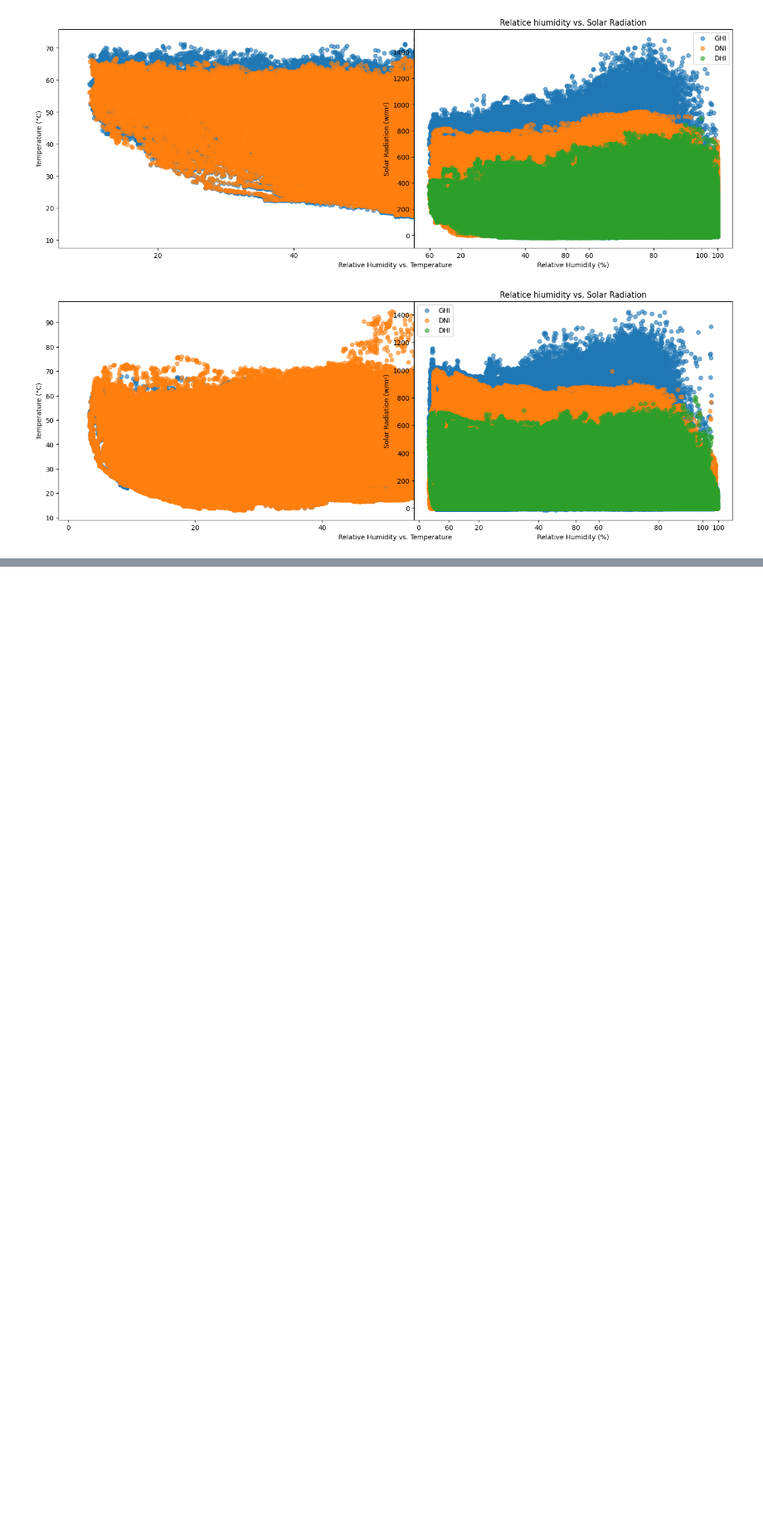
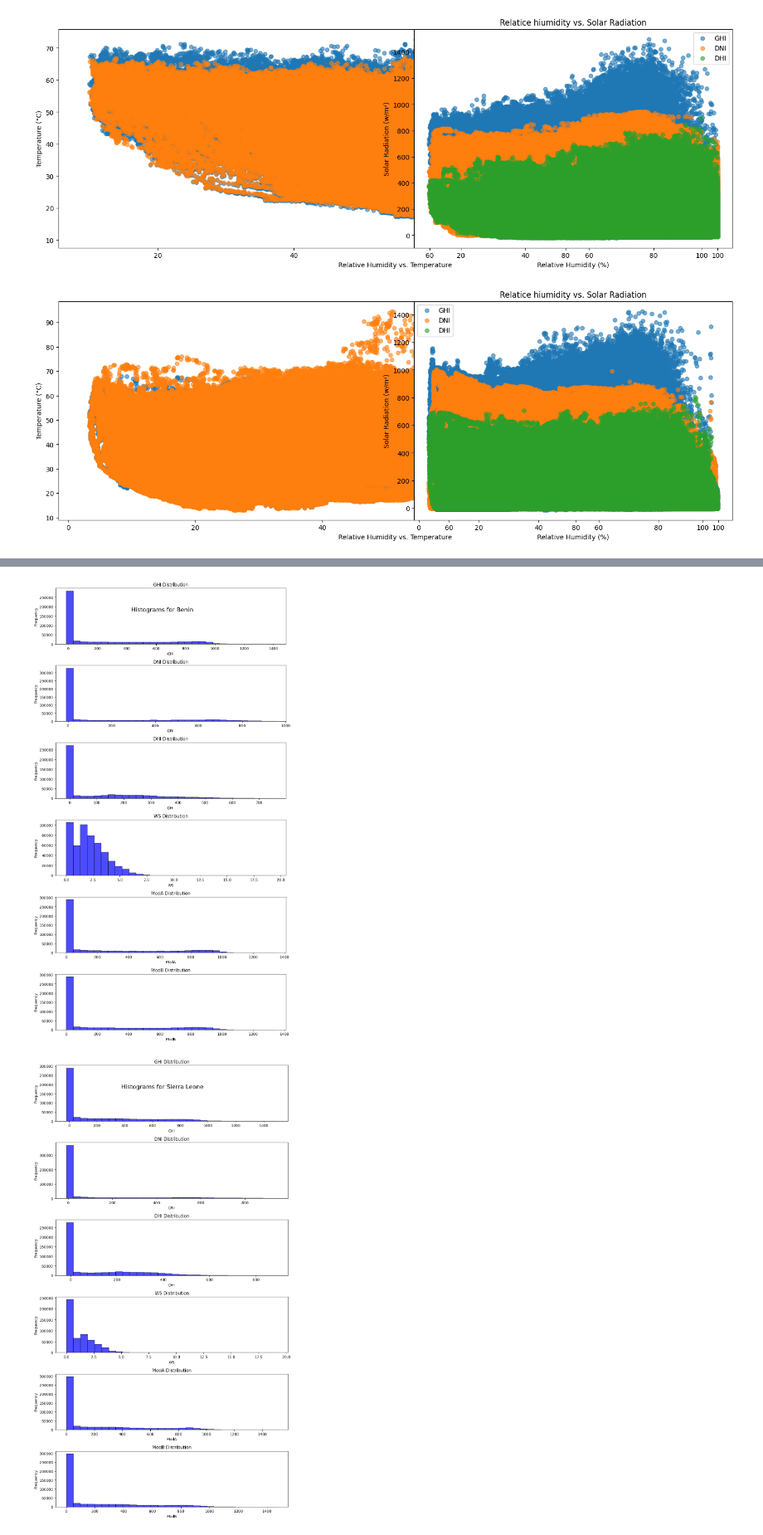
Before and after one commit to FikreMaryam/10A, a Jupyter notebook: app/maincolab.ipynb, the cells around one changed output, grey strips where cells are left out. Shown at 83% size. Drawn from its saved outputs; the diff is of its cells as text; code cells hidden in the pictures; blank space fills up the shorter version.

```diff
--- a/app/maincolab.ipynb
+++ b/app/maincolab.ipynb
@@ -247,0 +298,33 @@ KeyError: 'datetime'
+# %%
+def create_histograms(df, variables, dataset_name):
+    """
+    Create histograms for specified variables in the dataset.
+
+    Args:
+    - df: Pandas DataFrame containing the dataset.
+    - variables: List of variable names to create histograms for.
+    - dataset_name: Name of the dataset (for titles).
+    """
+    num_vars = len(variables)
+    fig, ax = plt.subplots(nrows=num_vars, ncols=1, figsize=(10, num_vars * 3))
+    fig.suptitle(f'Histograms for {dataset_name}', fontsize=16, y=0.92)
+
+    for i, var in enumerate(variables):
+        ax[i].hist(df[var].dropna(), bins=30, alpha=0.7, color='blue', edgecolor='black')
+        ax[i].set_title(f'{var} Distribution')
+        ax[i].set_xlabel(var)
+        ax[i].set_ylabel('Frequency')
+
+    plt.tight_layout()
+    plt.show()
+
+# Specify variables for histograms
+variables = ['GHI', 'DNI', 'DHI', 'WS', 'ModA', 'ModB']
+
+# Create histograms for each dataset
+create_histograms(data, variables, "Benin")
+create_histograms(data2, variables, "Sierra Leone")
+create_histograms(data3, variables, "Togo")
+# %% [output]
+[figure, added]
+[figure, added]
```
Also changed, not shown: parts of 8 cells of this notebook.
